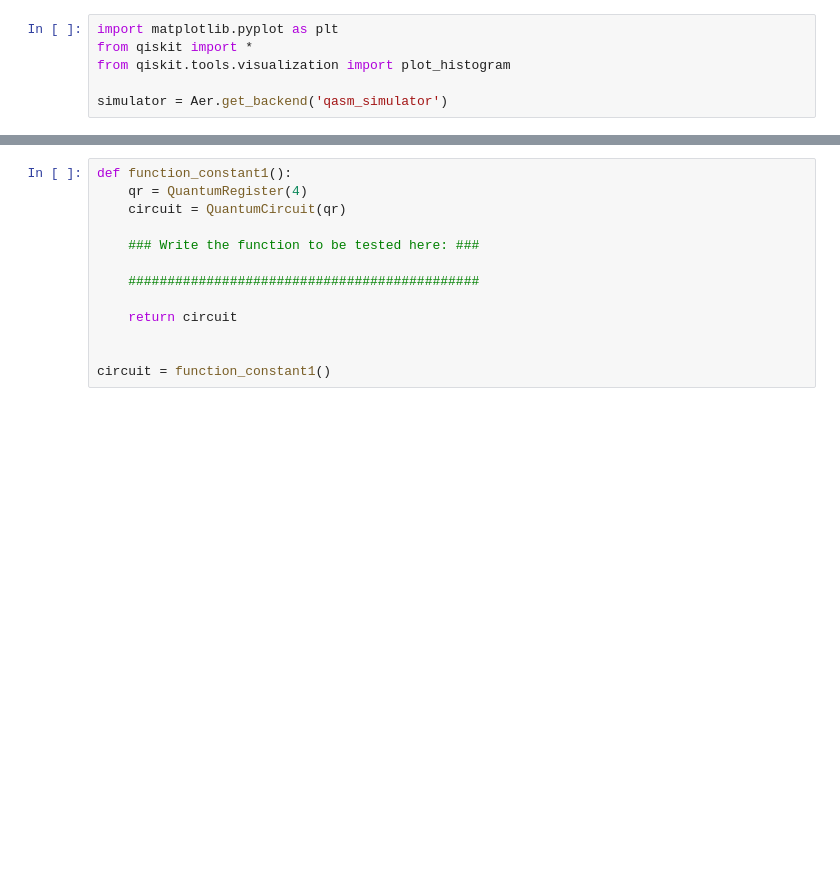
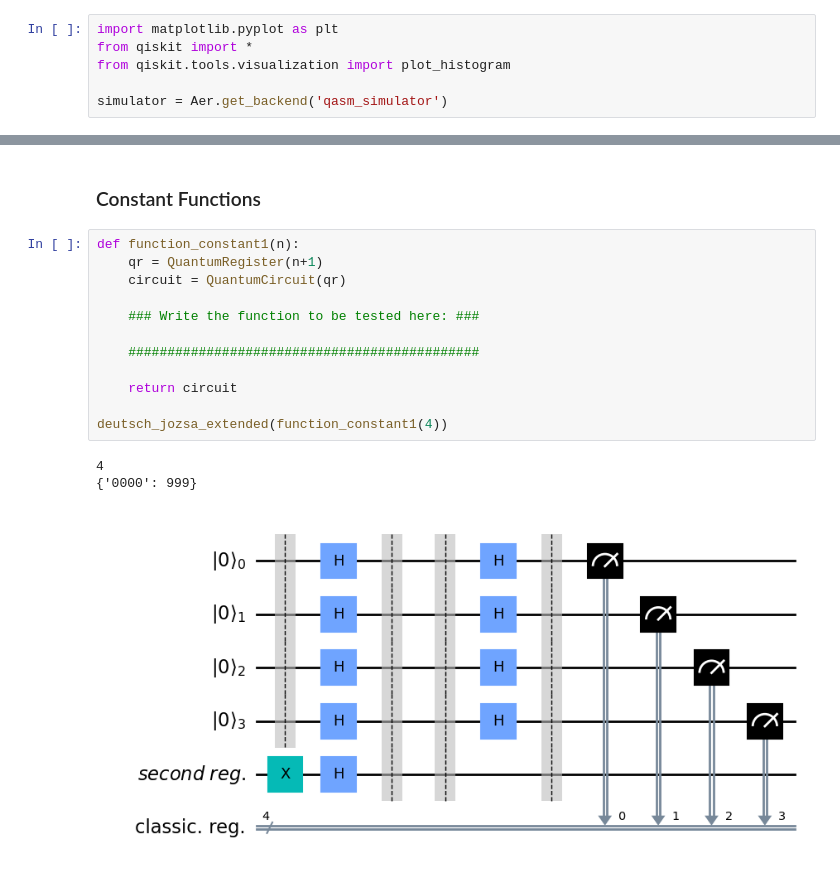
Before and after one commit to gilles-maurer/IT41_DJ_Algorithm, a Jupyter notebook: main.ipynb, the cells around one changed output, grey strips where cells are left out. Cells and saved outputs as stored; diff of their text form; blank space fills up the shorter version.

```diff
--- a/main.ipynb
+++ b/main.ipynb
@@ -136,14 +102,19 @@ circuit = function_balanced2()
+# %% [markdown]
+### Constant Functions
 # %%
-def function_constant1():
-    qr = QuantumRegister(4)
+def function_constant1(n):
+    qr = QuantumRegister(n+1)
     circuit = QuantumCircuit(qr)
 
     ### Write the function to be tested here: ###
 
     #############################################
 
     return circuit
 
-
-circuit = function_constant1()
+deutsch_jozsa_extended(function_constant1(4))
+# %% [output]
+4
+{'0000': 999}
+[figure, added]
 # %%
```
Also changed, not shown: parts of 16 cells of this notebook.
